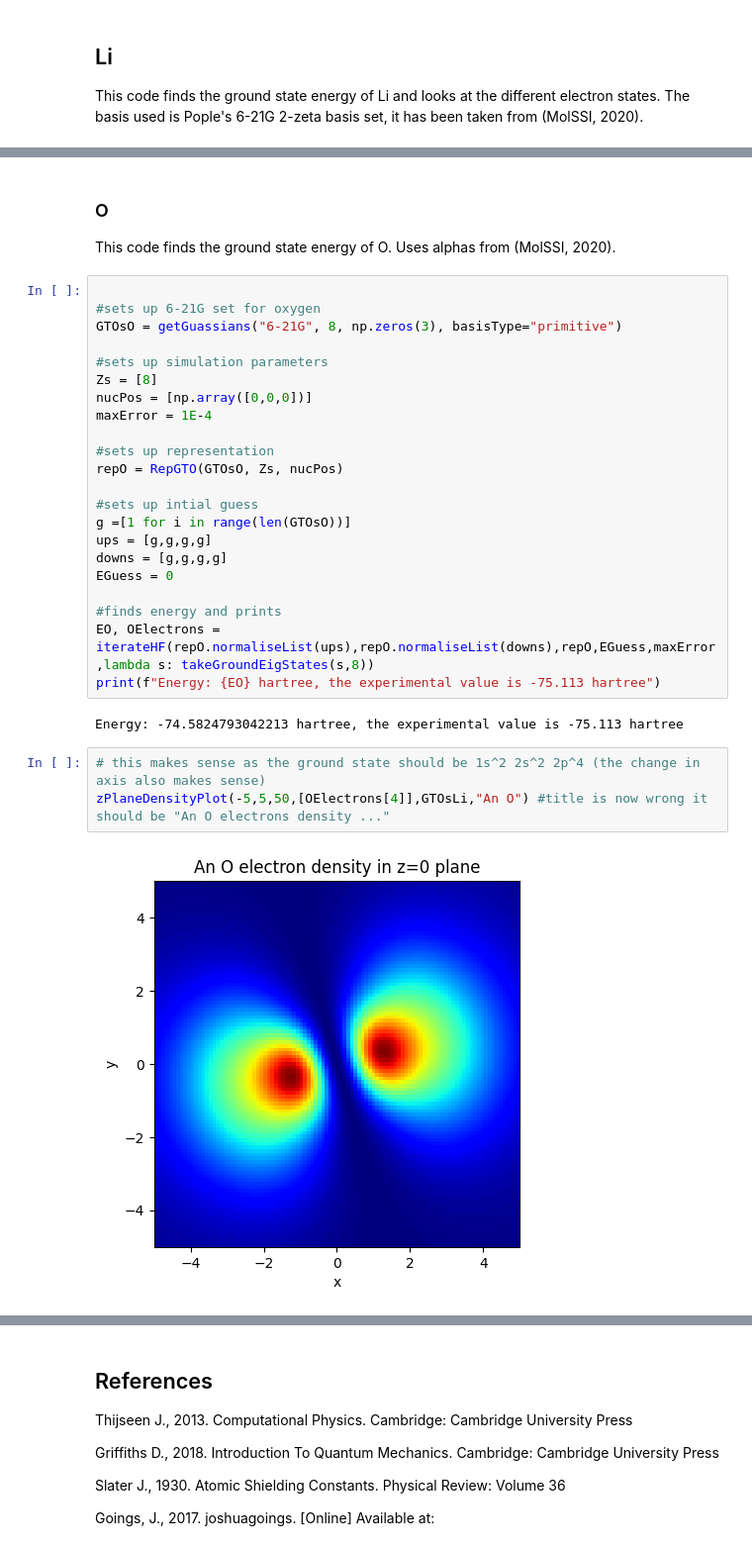
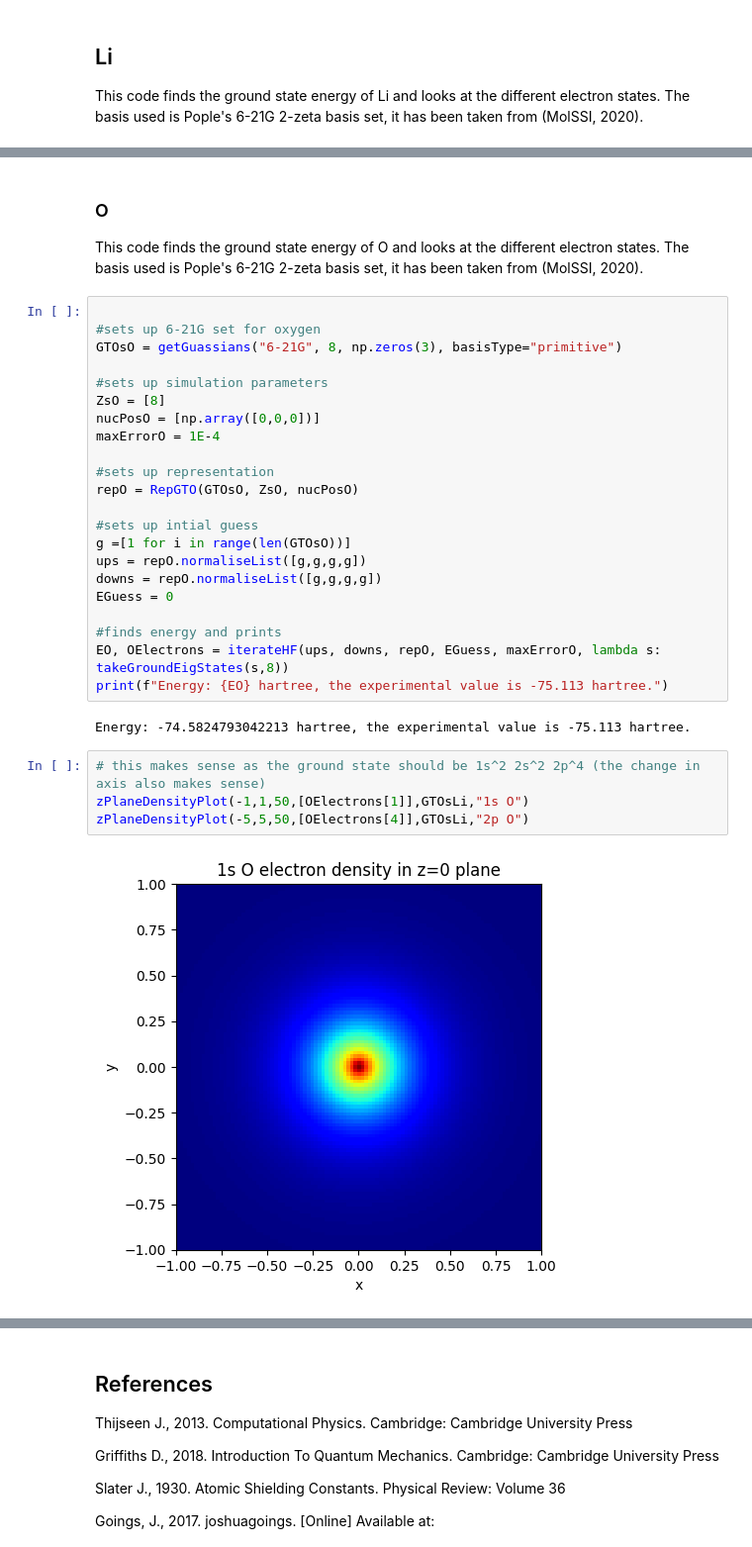
Before and after one commit to Williame33445/physics-projects, a Jupyter notebook: hartree_fock/hartree-fock-calculations.ipynb, the cells around one changed output, grey strips where cells are left out. Shown at 99% size. Cells and saved outputs as stored; diff of their text form.

```diff
--- a/hartree_fock/hartree-fock-calculations.ipynb
+++ b/hartree_fock/hartree-fock-calculations.ipynb
@@ -332,33 +288,34 @@ zPlaneDensityPlot(-0.5,0.5,50,[LiElectrons[0]],GTOsLi,"An Li")
 # %% [markdown]
 ### O
 
-This code finds the ground state energy of O. Uses alphas from (MolSSI, 2020).
+This code finds the ground state energy of O and looks at the different electron states. The basis used is Pople's 6-21G 2-zeta basis set, it has been taken from  (MolSSI, 2020).
 # %%
 
 #sets up 6-21G set for oxygen
 GTOsO = getGuassians("6-21G", 8, np.zeros(3), basisType="primitive")
 
 #sets up simulation parameters
-Zs = [8]
-nucPos = [np.array([0,0,0])]
-maxError = 1E-4
+ZsO = [8]
+nucPosO = [np.array([0,0,0])]
+maxErrorO = 1E-4
 
 #sets up representation
-repO = RepGTO(GTOsO, Zs, nucPos)
+repO = RepGTO(GTOsO, ZsO, nucPosO)
 
 #sets up intial guess
 g =[1 for i in range(len(GTOsO))]
-ups = [g,g,g,g]
-downs = [g,g,g,g]
+ups = repO.normaliseList([g,g,g,g])
+downs = repO.normaliseList([g,g,g,g])
 EGuess = 0
 
 #finds energy and prints
-EO, OElectrons = iterateHF(repO.normaliseList(ups),repO.normaliseList(downs),repO,EGuess,maxError,lambda s: takeGroundEigStates(s,8))
-print(f"Energy: {EO} hartree, the experimental value is -75.113 hartree")
+EO, OElectrons = iterateHF(ups, downs, repO, EGuess, maxErrorO, lambda s: takeGroundEigStates(s,8))
+print(f"Energy: {EO} hartree, the experimental value is -75.113 hartree.")
 # %% [output]
-Energy: -74.5824793042213 hartree, the experimental value is -75.113 hartree
+Energy: -74.5824793042213 hartree, the experimental value is -75.113 hartree.
 # %%
 # this makes sense as the ground state should be 1s^2 2s^2 2p^4 (the change in axis also makes sense)
-zPlaneDensityPlot(-5,5,50,[OElectrons[4]],GTOsLi,"An O") #title is now wrong it should be "An O electrons density ..."
+zPlaneDensityPlot(-1,1,50,[OElectrons[1]],GTOsLi,"1s O")
+zPlaneDensityPlot(-5,5,50,[OElectrons[4]],GTOsLi,"2p O")
 # %% [output]
-[figure, old version]
+[figure, new version]
```
Also changed, not shown: parts of 20 cells of this notebook.
